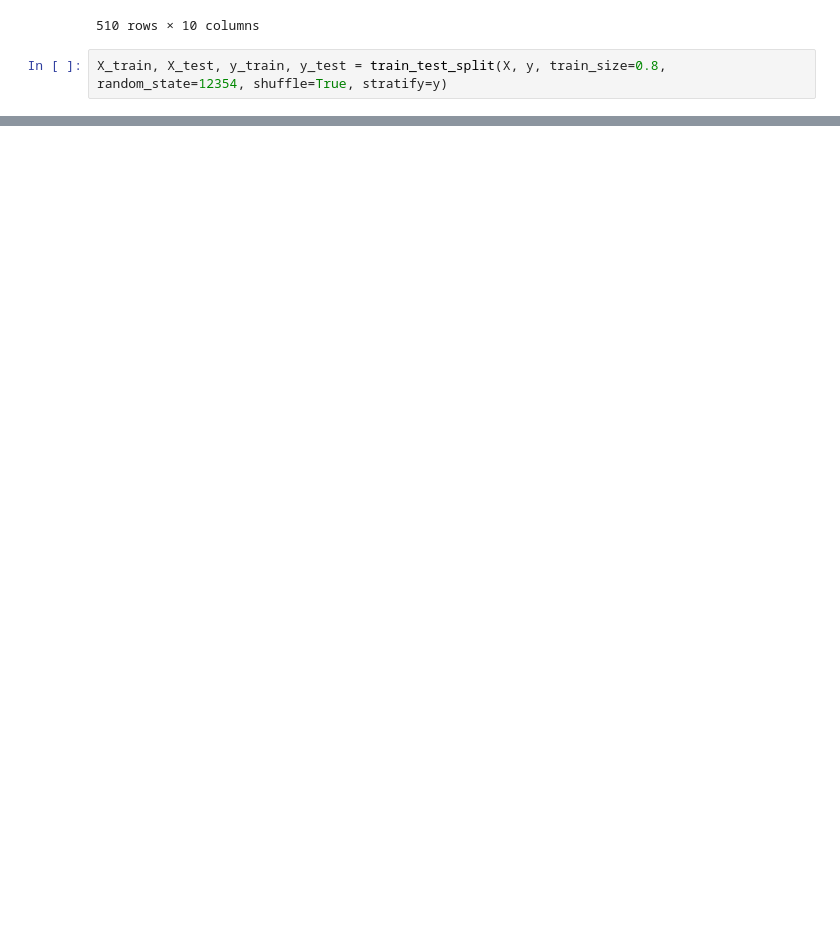
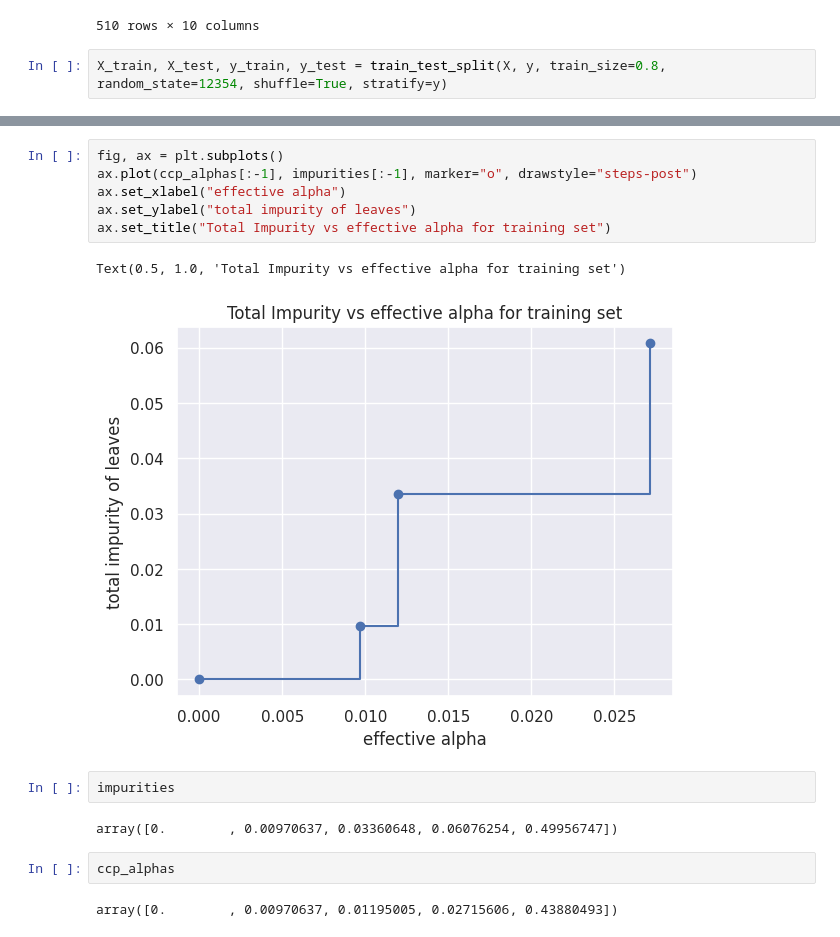
Before and after one commit to Kaiziferr/machine_learning, a Jupyter notebook: decision_tree/classify_bitcoin_and_litecoin_network_traffic.ipynb, the cells around one changed output, grey strips where cells are left out. Cells and saved outputs as stored; diff of their text form; blank space fills up the shorter version.

```diff
--- a/decision_tree/classify_bitcoin_and_litecoin_network_traffic.ipynb
+++ b/decision_tree/classify_bitcoin_and_litecoin_network_traffic.ipynb
@@ -237,0 +310,17 @@ DecisionTreeClassifier()
+# %%
+fig, ax = plt.subplots()
+ax.plot(ccp_alphas[:-1], impurities[:-1], marker="o", drawstyle="steps-post")
+ax.set_xlabel("effective alpha")
+ax.set_ylabel("total impurity of leaves")
+ax.set_title("Total Impurity vs effective alpha for training set")
+# %% [output]
+Text(0.5, 1.0, 'Total Impurity vs effective alpha for training set')
+[figure, added]
+# %%
+impurities
+# %% [output]
+array([0.        , 0.00970637, 0.03360648, 0.06076254, 0.49956747])
+# %%
+ccp_alphas
+# %% [output]
+array([0.        , 0.00970637, 0.01195005, 0.02715606, 0.43880493])
```
Also changed, not shown: parts of 30 cells of this notebook.
